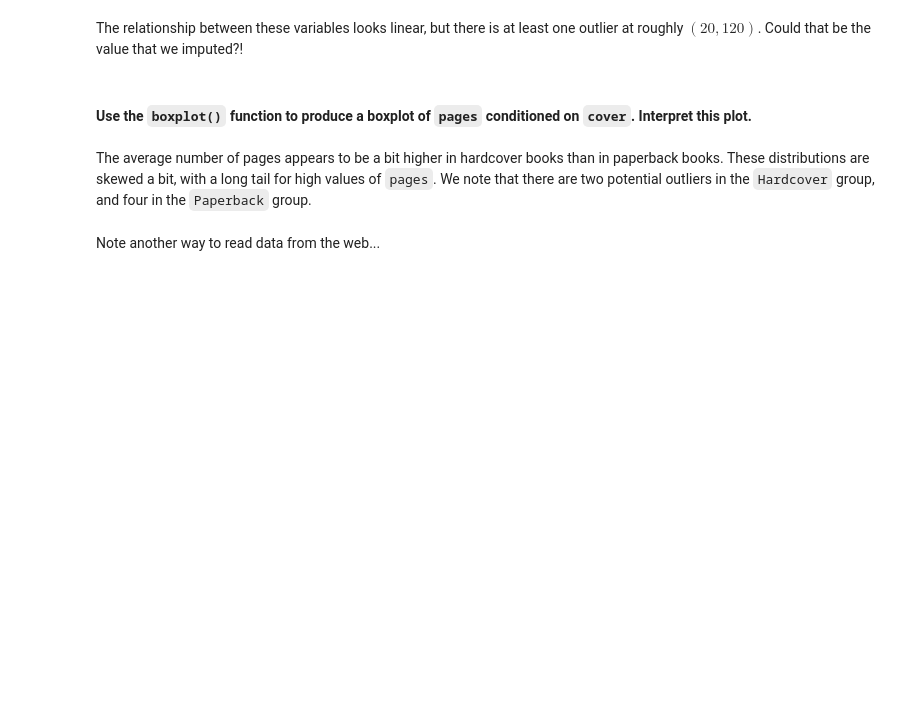
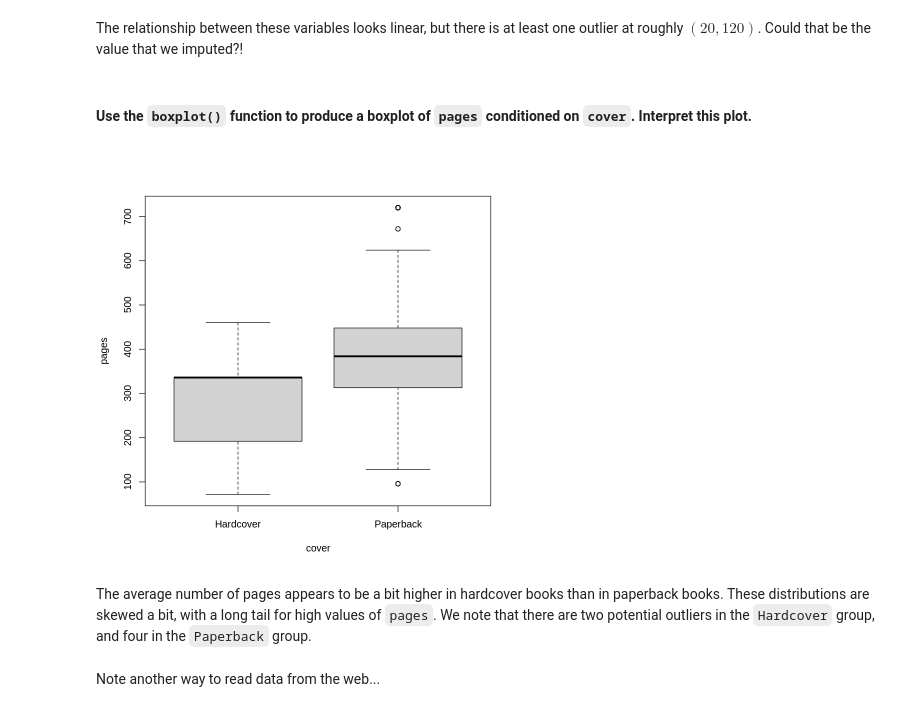
Before and after one commit to tblacerda/COURSERA_Introduction-to-Bayesian-Statistics-for-Data-Science, a Jupyter notebook: 1_MODULE/Introduction to Jupyter and R.ipynb, the cells around one changed output. Cells and saved outputs as stored; diff of their text form; code cells hidden in the pictures; blank space fills up the shorter version.

```diff
--- a/1_MODULE/Introduction to Jupyter and R.ipynb
+++ b/1_MODULE/Introduction to Jupyter and R.ipynb
@@ -634,6 +848,9 @@ The relationship between these variables looks linear, but there is at least one
 #### Use the `boxplot()` function to produce a boxplot of `pages` conditioned on `cover`. Interpret this plot.
 # %%
 # YOUR RESPONSE HERE
+boxplot(pages ~ cover, data = df)
+# %% [output]
+[figure, added]
 # %%
 plot(pages ~ cover, data = df)
 # %% [markdown]
```
Also changed, not shown: parts of 39 cells of this notebook, 1 other file.
